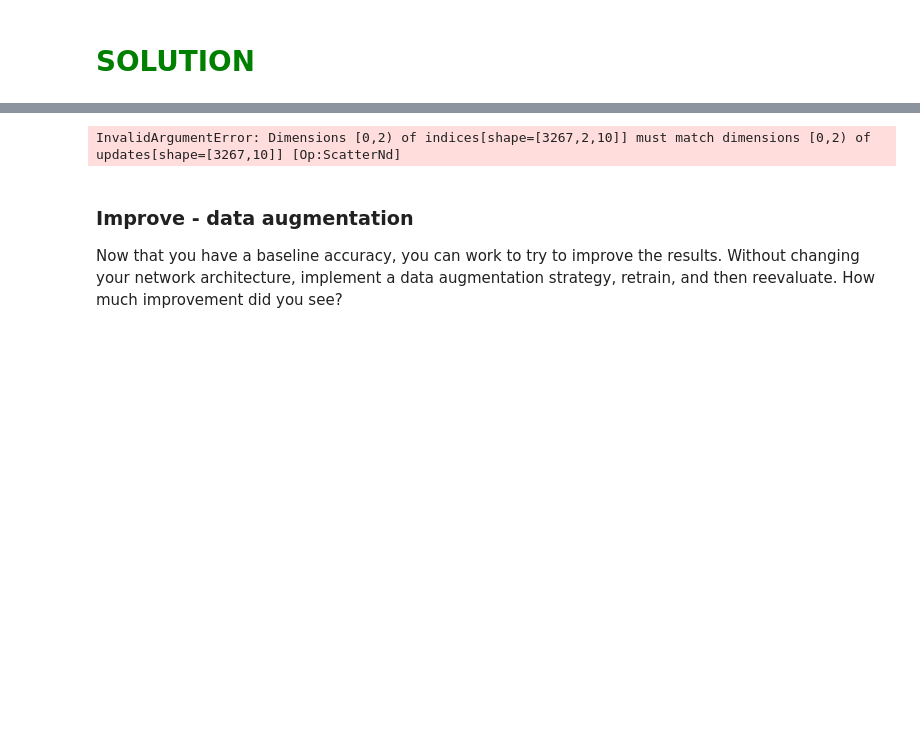
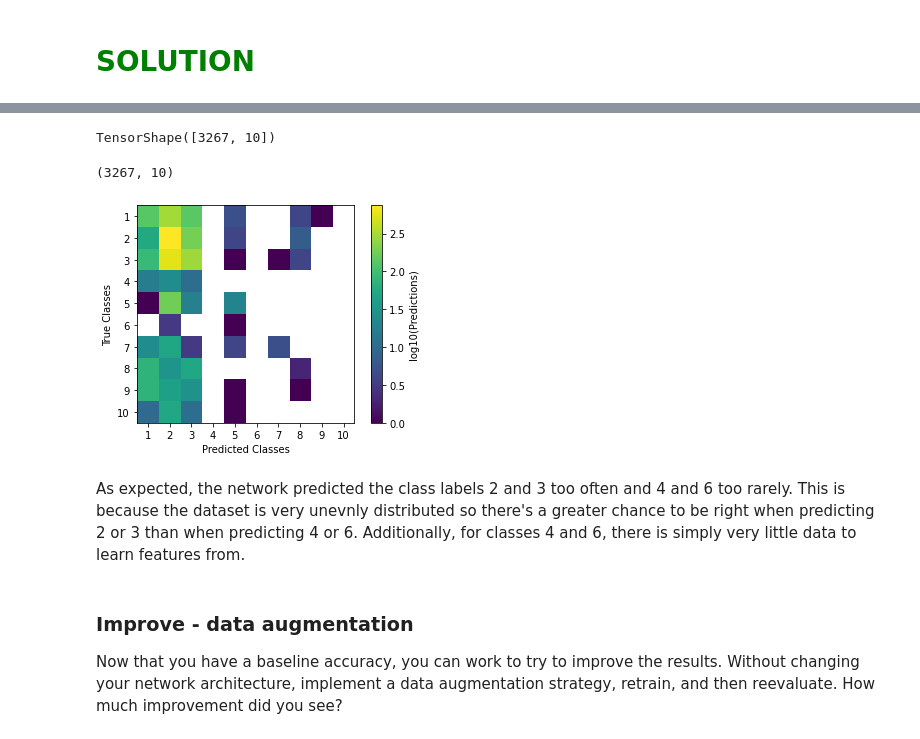
Before and after one commit to christianhbye/python_ay_250_hw, a Jupyter notebook: hw6/hw6_ml.ipynb, the cells around one changed output, grey strips where cells are left out. Cells and saved outputs as stored; diff of their text form; code cells hidden in the pictures; blank space fills up the shorter version.

```diff
--- a/hw6/hw6_ml.ipynb
+++ b/hw6/hw6_ml.ipynb
@@ -310,8 +305,54 @@ Accuracy on test set is: 0.9120293855667114
-# %%
-conf = tf.math.confusion_matrix(y_test, predicted,)
-plt.imshow(conf)
-# %% [output]
-InvalidArgumentError: Dimensions [0,2) of indices[shape=[3267,2,10]] must match dimensions [0,2) of updates[shape=[3267,10]] [Op:ScatterNd]
+# %%
+predicted.shape
+# %% [output]
+TensorShape([3267, 10])
+# %%
+y_test.shape
+# %% [output]
+(3267, 10)
+# %%
+def confusion_matrix(y_true, y_pred):
+    """
+    Compute the confusion matrix of a classifer.
+
+    Parameters
+    -----------
+    y_true : np.ndarray
+        Set of true labels.
+    y_pred : np.ndarray
+        Set of predicted labels.
+
+    Returns
+    -------
+    conf_matrix : np.ndarray
+        The confusion matrix. It has dimensions N_labels x N_labels (number of labels) where each column is the
+        predicted label and each row is the true label.
+
+    """
+    n_labels = y_true.shape[1]
+    conf_matrix = np.zeros((n_labels, n_labels))
+    for i in range(n_labels):
+        true_idx = np.nonzero(y_true[:, i])[0]
+        for idx in true_idx:
+            label = np.argmax(predicted[idx])
+            conf_matrix[i, label] += 1
+    return conf_matrix
+# %%
+c=confusion_matrix(y_test, predicted.numpy())
+# %%
+plt.imshow(np.log10(c), extent=[1, N_labels+1, N_labels+1, 1])
+plt.colorbar(label="log10(Predictions)")
+plt.xlabel("Predicted Classes")
+plt.ylabel("True Classes")
+ticks = np.arange(N_labels)+1
+labels = [str(t) for t in ticks]
+plt.xticks(ticks+.5, labels)
+plt.yticks(ticks+.5, labels)
+plt.show()
+# %% [output]
+[figure, added]
+# %% [markdown]
+As expected, the network predicted the class labels 2 and 3 too often and 4 and 6 too rarely. This is because the dataset is very unevnly distributed so there's a greater chance to be right when predicting 2 or 3 than when predicting 4 or 6. Additionally, for classes 4 and 6, there is simply very little data to learn features from.
 # %% [markdown]
 ### Improve - data augmentation
 
```
Also changed, not shown: parts of 15 cells of this notebook.
